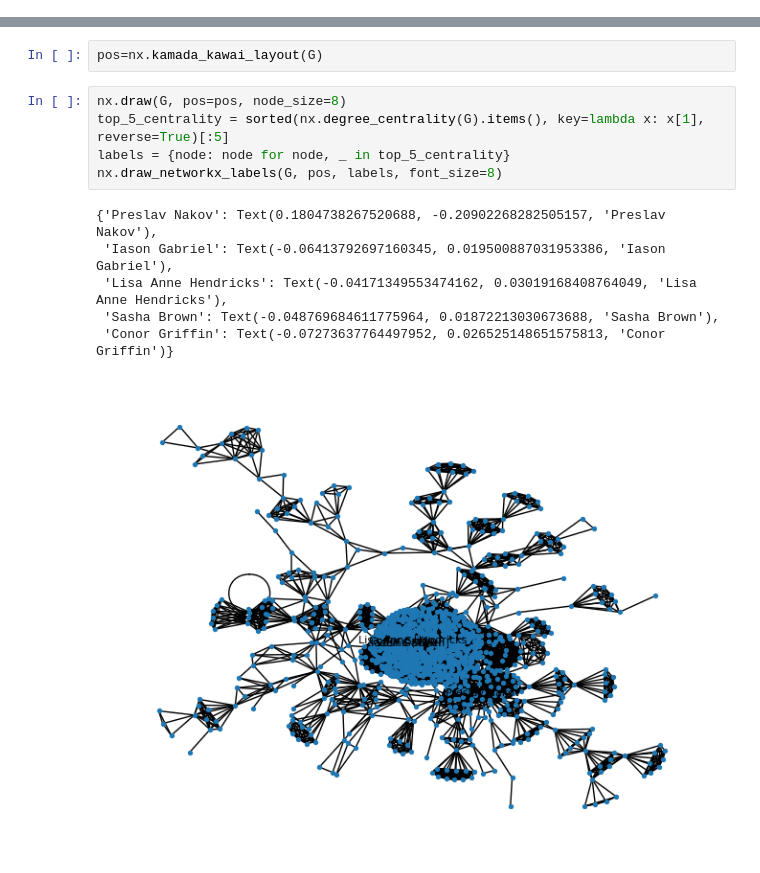
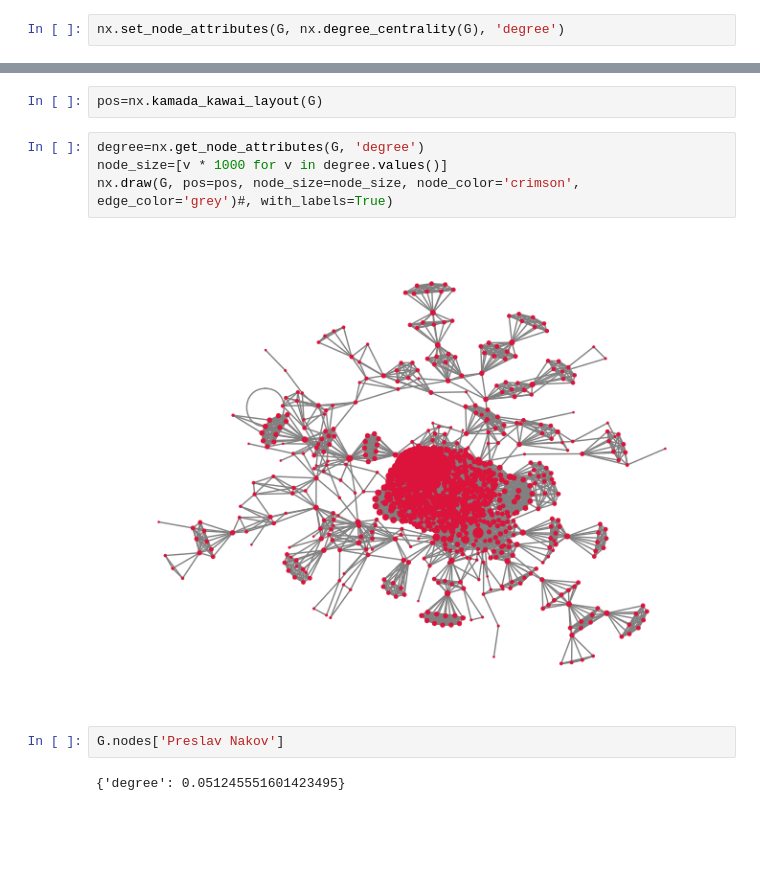
Before and after one commit to park-jay/bibliometric-misinfo, a Jupyter notebook: overview.ipynb, the cells around one changed output, grey strips where cells are left out. Drawn from its saved outputs; the diff is of its cells as text; blank space fills up the shorter version.

```diff
--- a/overview.ipynb
+++ b/overview.ipynb
@@ -55,3 +55,5 @@ sorted(nx.degree_centrality(G).items(), key=lambda x:x[1], reverse=True)[:5]
+# %%
+nx.set_node_attributes(G, nx.degree_centrality(G), 'degree')
 # %%
 average_degree_centrality = np.mean(list(nx.degree_centrality(G).values()))
 # %%
@@ -64,14 +70,12 @@ len(list(G.nodes()))
 # %%
 pos=nx.kamada_kawai_layout(G)
-# %%
-nx.draw(G, pos=pos, node_size=8)
-top_5_centrality = sorted(nx.degree_centrality(G).items(), key=lambda x: x[1], reverse=True)[:5]
-labels = {node: node for node, _ in top_5_centrality}
-nx.draw_networkx_labels(G, pos, labels, font_size=8)
-# %% [output]
-{'Preslav Nakov': Text(0.1804738267520688, -0.20902268282505157, 'Preslav Nakov'),
- 'Iason Gabriel': Text(-0.06413792697160345, 0.019500887031953386, 'Iason Gabriel'),
- 'Lisa Anne Hendricks': Text(-0.04171349553474162, 0.03019168408764049, 'Lisa Anne Hendricks'),
- 'Sasha Brown': Text(-0.048769684611775964, 0.01872213030673688, 'Sasha Brown'),
- 'Conor Griffin': Text(-0.07273637764497952, 0.026525148651575813, 'Conor Griffin')}
-[figure, removed]
+# %%
+degree=nx.get_node_attributes(G, 'degree')
+node_size=[v * 1000 for v in degree.values()]
+nx.draw(G, pos=pos, node_size=node_size, node_color='crimson', edge_color='grey')#, with_labels=True)
+# %% [output]
+[figure, added]
+# %%
+G.nodes['Preslav Nakov']
+# %% [output]
+{'degree': 0.051245551601423495}
```
Also changed, not shown: parts of 6 cells of this notebook.
